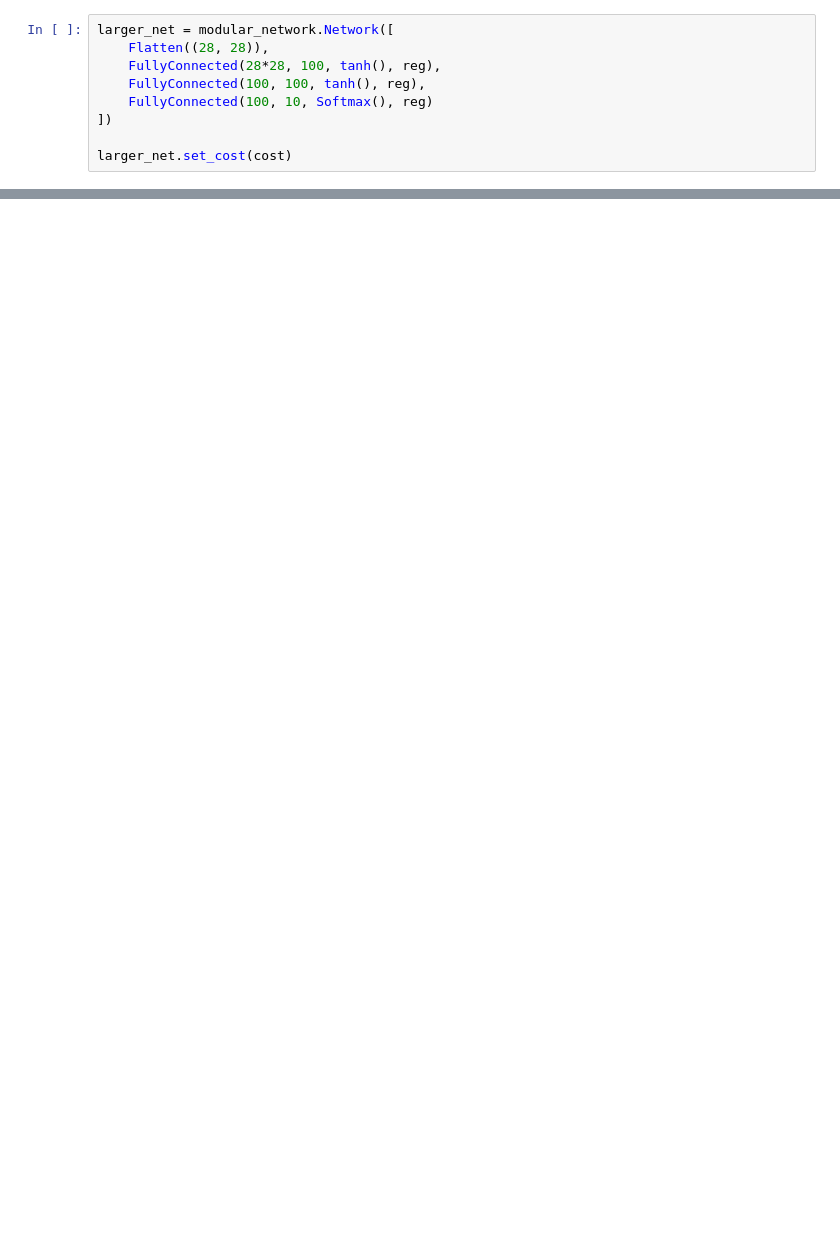
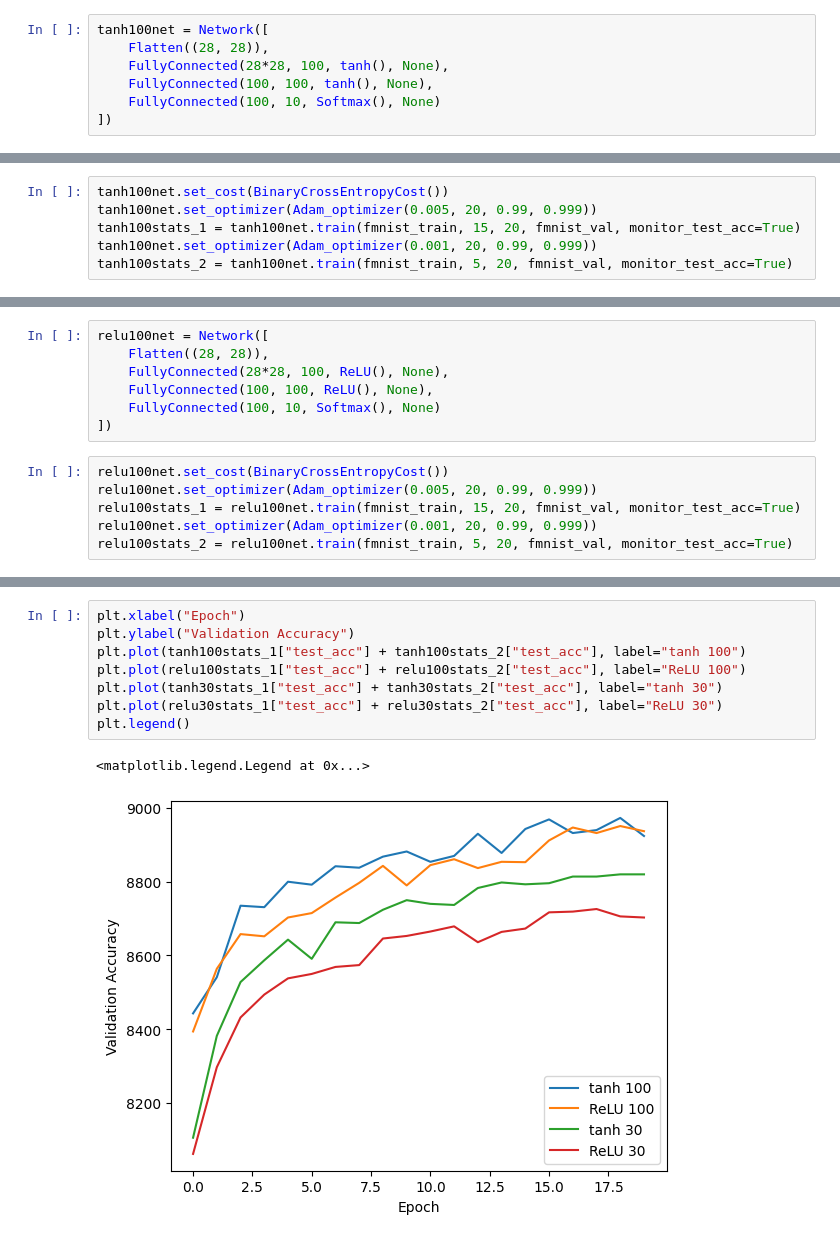
Before and after one commit to stanleytheli/mini-ml, a Jupyter notebook: src/demos.ipynb, the cells around one changed output, grey strips where cells are left out. Drawn from its saved outputs; the diff is of its cells as text; blank space fills up the shorter version.

```diff
--- a/src/demos.ipynb
+++ b/src/demos.ipynb
@@ -80,9 +84,7 @@ other_net.accuracy(mnist_val)
 # %%
-larger_net = modular_network.Network([
+tanh100net = Network([
     Flatten((28, 28)),
-    FullyConnected(28*28, 100, tanh(), reg),
-    FullyConnected(100, 100, tanh(), reg),
-    FullyConnected(100, 10, Softmax(), reg)
+    FullyConnected(28*28, 100, tanh(), None),
+    FullyConnected(100, 100, tanh(), None),
+    FullyConnected(100, 10, Softmax(), None)
 ])
-
-larger_net.set_cost(cost)
@@ -131,0 +91,6 @@ larger_net.accuracy(mnist_train, convert=True) / 5
+# %%
+tanh100net.set_cost(BinaryCrossEntropyCost())
+tanh100net.set_optimizer(Adam_optimizer(0.005, 20, 0.99, 0.999))
+tanh100stats_1 = tanh100net.train(fmnist_train, 15, 20, fmnist_val, monitor_test_acc=True)
+tanh100net.set_optimizer(Adam_optimizer(0.001, 20, 0.99, 0.999))
+tanh100stats_2 = tanh100net.train(fmnist_train, 5, 20, fmnist_val, monitor_test_acc=True)
@@ -131,0 +115,13 @@ larger_net.accuracy(mnist_train, convert=True) / 5
+# %%
+relu100net = Network([
+    Flatten((28, 28)),
+    FullyConnected(28*28, 100, ReLU(), None),
+    FullyConnected(100, 100, ReLU(), None),
+    FullyConnected(100, 10, Softmax(), None)
+])
+# %%
+relu100net.set_cost(BinaryCrossEntropyCost())
+relu100net.set_optimizer(Adam_optimizer(0.005, 20, 0.99, 0.999))
+relu100stats_1 = relu100net.train(fmnist_train, 15, 20, fmnist_val, monitor_test_acc=True)
+relu100net.set_optimizer(Adam_optimizer(0.001, 20, 0.99, 0.999))
+relu100stats_2 = relu100net.train(fmnist_train, 5, 20, fmnist_val, monitor_test_acc=True)
@@ -131,0 +150,11 @@ larger_net.accuracy(mnist_train, convert=True) / 5
+# %%
+plt.xlabel("Epoch")
+plt.ylabel("Validation Accuracy")
+plt.plot(tanh100stats_1["test_acc"] + tanh100stats_2["test_acc"], label="tanh 100")
+plt.plot(relu100stats_1["test_acc"] + relu100stats_2["test_acc"], label="ReLU 100")
+plt.plot(tanh30stats_1["test_acc"] + tanh30stats_2["test_acc"], label="tanh 30")
+plt.plot(relu30stats_1["test_acc"] + relu30stats_2["test_acc"], label="ReLU 30")
+plt.legend()
+# %% [output]
+<matplotlib.legend.Legend at 0x...>
+[figure, added]
```
Also changed, not shown: parts of 20 cells of this notebook, 2 other files.
